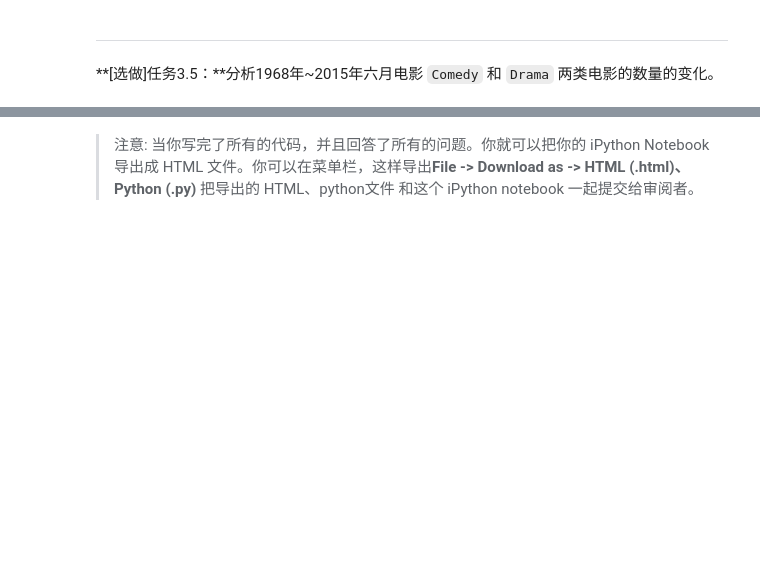
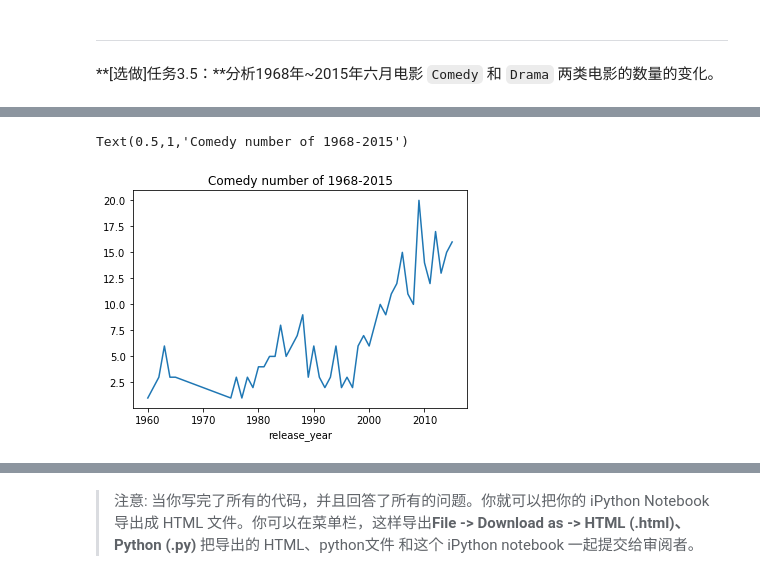
Before and after one commit to LYleonard/DataAnalysis, a Jupyter notebook: Statistics/ExploringDataSet/Explore_Movie_Dataset/Explore Movie Dataset_tmdb.ipynb, the cells around one changed output, grey strips where cells are left out. Drawn from its saved outputs; the diff is of its cells as text; code cells hidden in the pictures; blank space fills up the shorter version.

```diff
--- a/Statistics/ExploringDataSet/Explore_Movie_Dataset/Explore Movie Dataset_tmdb.ipynb
+++ b/Statistics/ExploringDataSet/Explore_Movie_Dataset/Explore Movie Dataset_tmdb.ipynb
@@ -487,0 +548,6 @@ movie_data.head(3)
+# %%
+movie_genres_comedy_drama[movie_genres_comedy_drama['genres']=='Comedy'].groupby(['release_year'])['genres'].count().plot()
+plt.title('Comedy number of 1968-2015')
+# %% [output]
+Text(0.5,1,'Comedy number of 1968-2015')
+[figure, added]
```
Also changed, not shown: parts of 10 cells of this notebook.
